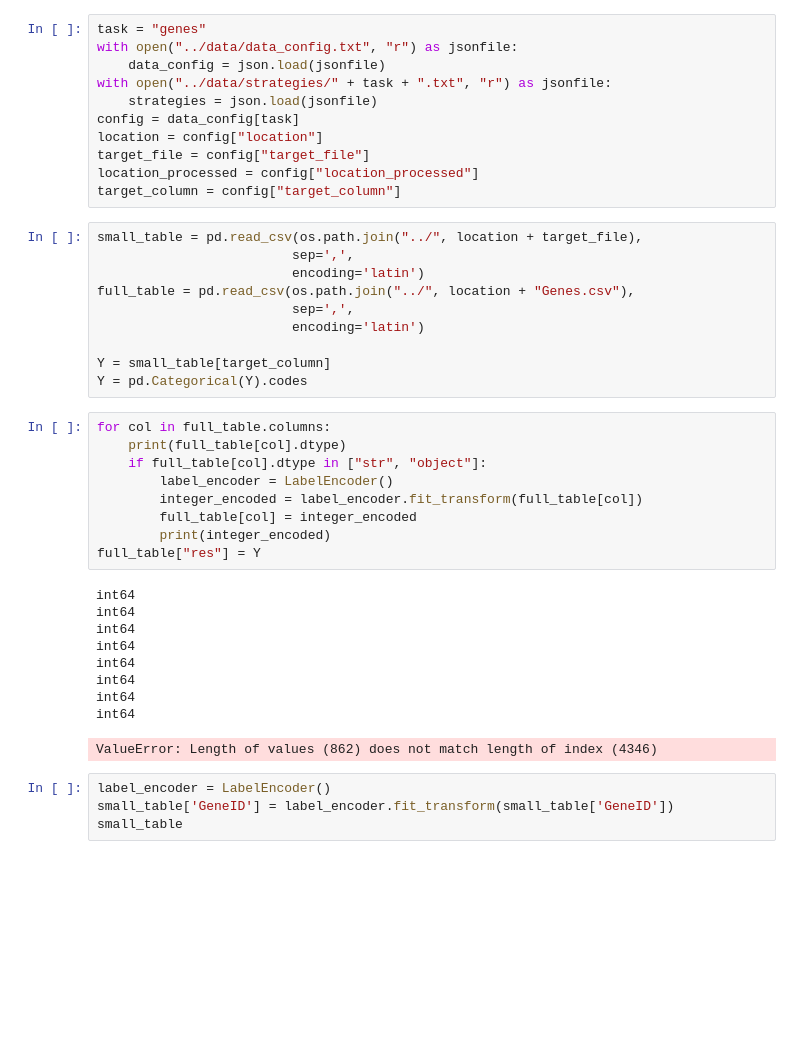
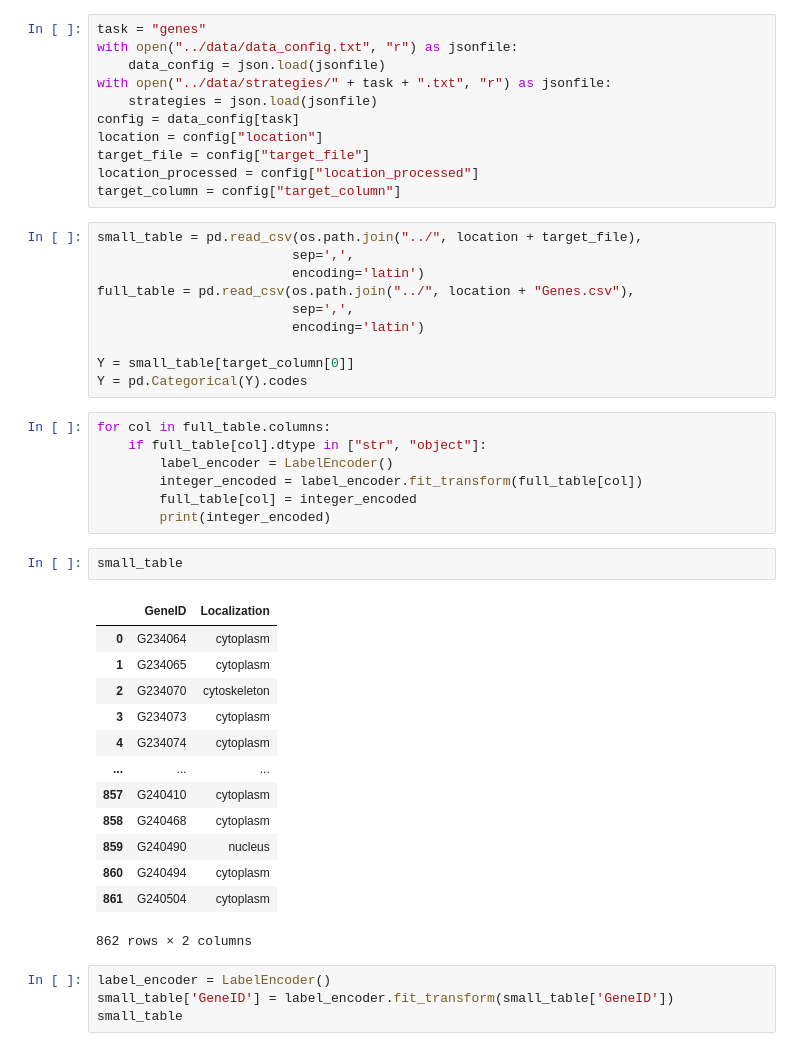
Before and after one commit to TheDataStation/relational-embedding, a Jupyter notebook: evaluation/eval_genes.ipynb, the cells around one changed output. Drawn from its saved outputs; the diff is of its cells as text; blank space fills up the shorter version.

```diff
--- a/evaluation/eval_genes.ipynb
+++ b/evaluation/eval_genes.ipynb
@@ -34,27 +34,31 @@ full_table = pd.read_csv(os.path.join("../", location + "Genes.csv"),
                          sep=',',
                          encoding='latin')
 
-Y = small_table[target_column]
+Y = small_table[target_column[0]]
 Y = pd.Categorical(Y).codes
 # %%
 for col in full_table.columns:
-    print(full_table[col].dtype)
     if full_table[col].dtype in ["str", "object"]:
         label_encoder = LabelEncoder()
         integer_encoded = label_encoder.fit_transform(full_table[col])
         full_table[col] = integer_encoded
         print(integer_encoded)
-full_table["res"] = Y
-# %% [output]
-int64
-int64
-int64
-int64
-int64
-int64
-int64
-int64
-ValueError: Length of values (862) does not match length of index (4346)
+# %%
+small_table
+# %% [output]
+|  | GeneID | Localization |
+| 0 | G234064 | cytoplasm |
+| 1 | G234065 | cytoplasm |
+| 2 | G234070 | cytoskeleton |
+| 3 | G234073 | cytoplasm |
+| 4 | G234074 | cytoplasm |
+| ... | ... | ... |
+| 857 | G240410 | cytoplasm |
+| 858 | G240468 | cytoplasm |
+| 859 | G240490 | nucleus |
+| 860 | G240494 | cytoplasm |
+| 861 | G240504 | cytoplasm |
+862 rows × 2 columns
 # %%
 label_encoder = LabelEncoder()
 small_table['GeneID'] = label_encoder.fit_transform(small_table['GeneID'])
```
Also changed, not shown: parts of 12 cells of this notebook, 15 other files.
